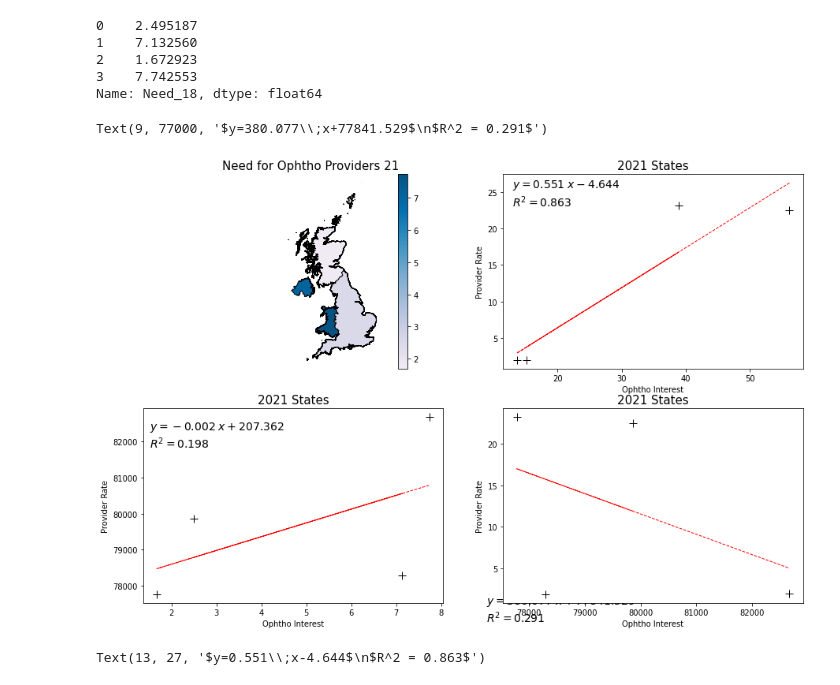
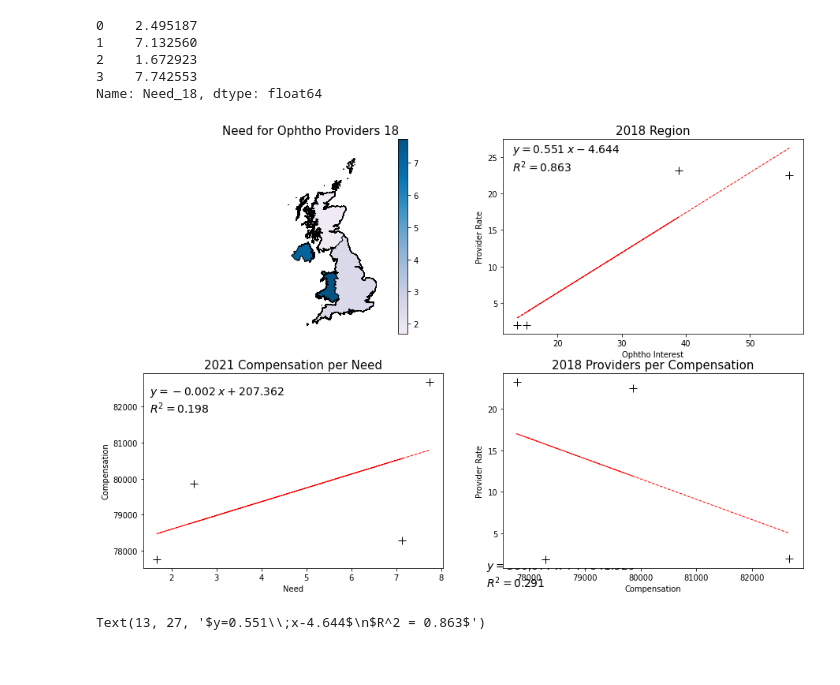
Before and after one commit to Aidan-Gilson/Ophtho_Trends, a Jupyter notebook: UK.ipynb, the cells around one changed output. Cells and saved outputs as stored; diff of their text form; code cells hidden in the pictures.

Commit message:
Updated Figures

```diff
--- a/UK.ipynb
+++ b/UK.ipynb
@@ -58,7 +58,7 @@ Name: Need_18, dtype: float64
 # Geo Map by State
 fig, ((ax1, ax3), (ax2, ax4)) = plt.subplots(2, 2, figsize=(15, 10))
 ax1.axis('off')
-ax1.set_title('Need for Ophtho Providers 21', fontdict={'fontsize': '15', 'fontweight' : '3'})
+ax1.set_title('Need for Ophtho Providers 18', fontdict={'fontsize': '15', 'fontweight' : '3'})
 states.plot(column='Need_18',
           cmap=new_cmap,
           linewidth=0.9,
@@ -67,7 +67,7 @@ states.plot(column='Need_18',
             legend=True)
 
 #Scatter by State
-ax3.set_title('2021 States', fontdict={'fontsize': '15', 'fontweight' : '3'})
+ax3.set_title('2018 Region', fontdict={'fontsize': '15', 'fontweight' : '3'})
 ax3.set_xlabel("Ophtho Interest")
 ax3.set_ylabel("Provider Rate")
 x = states["Interest_18"]
@@ -88,8 +88,8 @@ ax3.text(13, 27, text,
      fontsize=14, verticalalignment='top')
 
 #Scatter by State
-ax4.set_title('2021 States', fontdict={'fontsize': '15', 'fontweight' : '3'})
-ax4.set_xlabel("Ophtho Interest")
+ax4.set_title('2018 Providers per Compensation', fontdict={'fontsize': '15', 'fontweight' : '3'})
+ax4.set_xlabel("Compensation")
 ax4.set_ylabel("Provider Rate")
 x = states["Compensation1"]
 y = states["Rate_100k_18"]
@@ -102,39 +102,38 @@ z = np.polyfit(x, y, 1)
 y_hat = np.poly1d(z)(x)
 
 ax4.plot(x, y_hat,
          "r--",
          lw=1)
 text = f"$y={z[0]:0.3f}\;x{z[1]:+0.3f}$\n$R^2 = {r2_score(y,y_hat):0.3f}$"
 ax4.text(71200, 19.5, text,
      fontsize=14)
 
 
 #Scatter by State
-ax2.set_title('2021 States', fontdict={'fontsize': '15', 'fontweight' : '3'})
-ax2.set_xlabel("Ophtho Interest")
-ax2.set_ylabel("Provider Rate")
+ax2.set_title('2021 Compensation per Need', fontdict={'fontsize': '15', 'fontweight' : '3'})
+ax2.set_xlabel("Need")
+ax2.set_ylabel("Compensation")
 x = states["Need_18"]
 y = states["Compensation1"]
 
 ax2.plot(x,y,"+",
          ms=10,
          mec="k",)
 
 z = np.polyfit(x, y, 1)
 y_hat = np.poly1d(z)(x)
 
 ax2.plot(x, y_hat,
          "r--",
          lw=1)
 text = f"$y={z[0]:0.3f}\;x{z[1]:+0.3f}$\n$R^2 = {r2_score(y,y_hat):0.3f}$"
 ax2.text(9, 77000, text,
      fontsize=14)
 
 
-# fig.savefig('Figures/2021.png')
+fig.savefig('Figures/UK.png')
 # %% [output]
-Text(9, 77000, '$y=380.077\\;x+77841.529$\n$R^2 = 0.291$')
-[figure, old version]
+[figure, new version]
 # %%
 # Geo Map by State
 fig, ((ax1, ax3)) = plt.subplots(1, 2, figsize=(15, 10))
```
Also changed, not shown: 7 other files.
